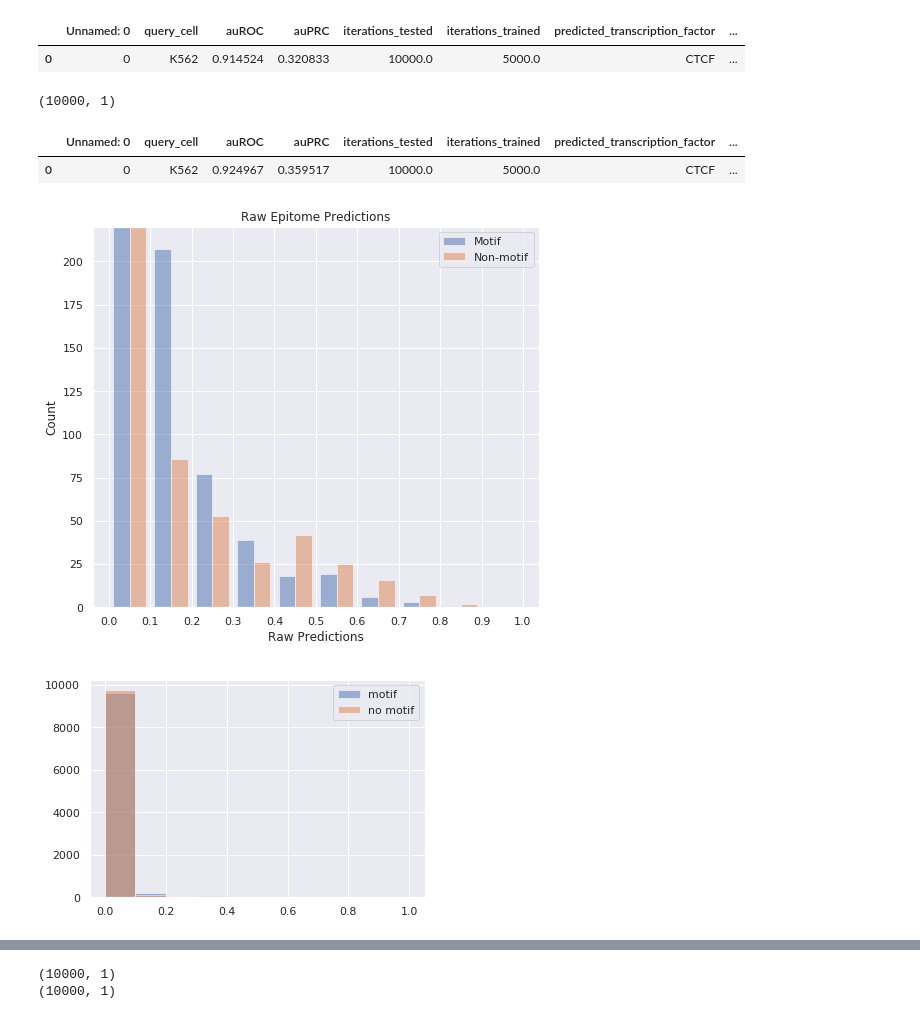
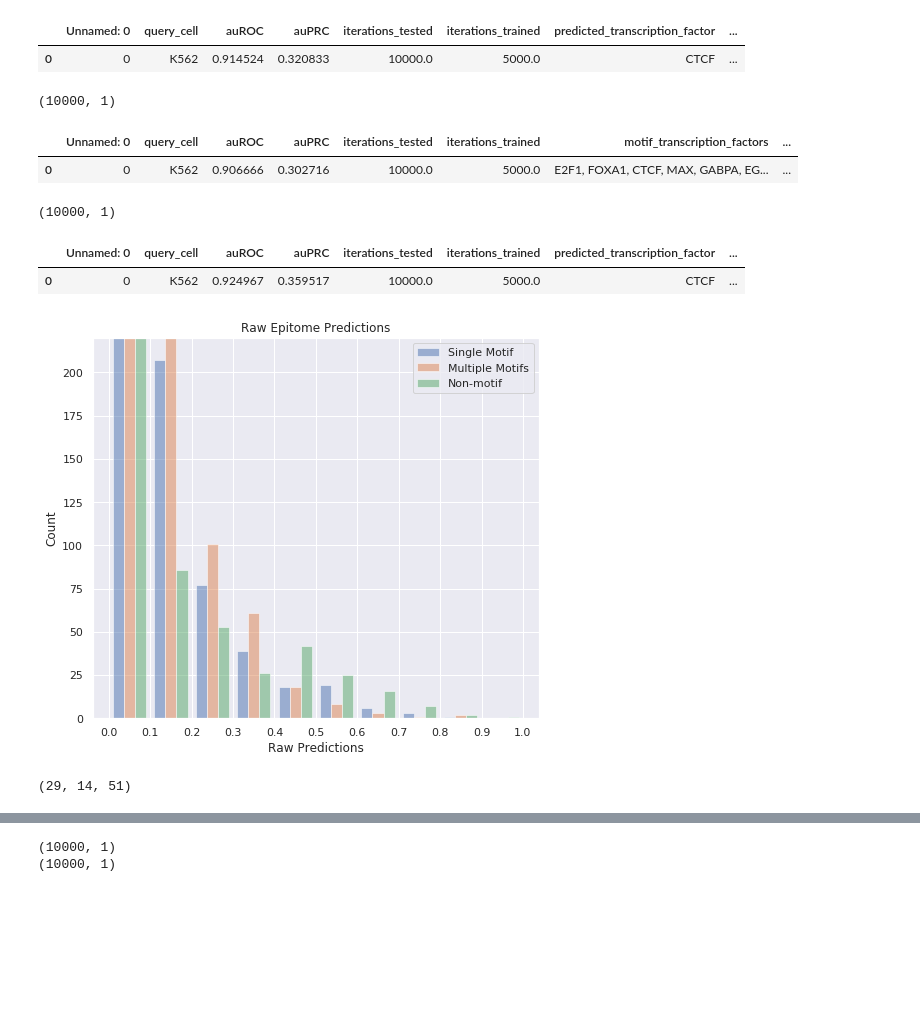
Before and after one commit to januusingh/epitome, a Jupyter notebook: Compare Epitome Models.ipynb, the cells around one changed output, grey strips where cells are left out. Cells and saved outputs as stored; diff of their text form; code cells hidden in the pictures; blank space fills up the shorter version.

Commit message:
multiple motifs

```diff
--- a/Compare Epitome Models.ipynb
+++ b/Compare Epitome Models.ipynb
@@ -36,6 +39,20 @@ motif_results
 (10000, 1)
 |  | Unnamed: 0 | query_cell | auROC | auPRC | iterations_tested | iterations_trained | predicted_transcription_factor | ... |
 | 0 | 0 | K562 | 0.914524 | 0.320833 | 10000.0 | 5000.0 | CTCF | ... |
+# %%
+TF = "CTCF"
+tf_results_path = os.path.join(results_dir, TF + "_results")
+mult_motif_results_path = os.path.join(tf_results_path, query_cell + "_" + TF + "_motif_anchor")
+
+mult_motif_preds = np.load(mult_motif_results_path + ".npz")['pred']
+print(mult_motif_preds.shape)
+
+mult_motif_results = pd.read_csv(mult_motif_results_path + ".csv", sep="\t")
+mult_motif_results
+# %% [output]
+(10000, 1)
+|  | Unnamed: 0 | query_cell | auROC | auPRC | iterations_tested | iterations_trained | motif_transcription_factors | ... |
+| 0 | 0 | K562 | 0.906666 | 0.302716 | 10000.0 | 5000.0 | E2F1, FOXA1, CTCF, MAX, GABPA, EG... | ... |
 # %%
 TF = "CTCF"
 tf_results_path = os.path.join(results_dir, TF + "_results")
@@ -51,10 +68,10 @@ non_motif_results
 |  | Unnamed: 0 | query_cell | auROC | auPRC | iterations_tested | iterations_trained | predicted_transcription_factor | ... |
 | 0 | 0 | K562 | 0.924967 | 0.359517 | 10000.0 | 5000.0 | CTCF | ... |
 # %%
-def generate_hist(motif_preds, non_motif_preds):
-    zipped_preds = np.concatenate((motif_preds, non_motif_preds), axis=1)
+def generate_hist(motif_preds, mult_motif_preds, non_motif_preds):
+    zipped_preds = np.concatenate((motif_preds, mult_motif_preds, non_motif_preds), axis=1)
     bins = np.linspace(0,1,11)
-    plt.hist(zipped_preds, bins, alpha=0.5, label=["Motif", "Non-motif"])
+    plt.hist(zipped_preds, bins, alpha=0.5, label=["Single Motif", "Multiple Motifs", "Non-motif"])
     plt.xticks(bins)
     plt.legend()
     plt.title("Raw Epitome Predictions")
@@ -64,21 +81,19 @@ def generate_hist(motif_preds, non_motif_preds):
     plt.show()
 
     motif_ones = motif_preds[motif_preds >= 0.5].shape[0]
+    mult_motif_ones = mult_motif_preds[mult_motif_preds >= 0.5].shape[0]
     non_motif_ones = non_motif_preds[non_motif_preds >= 0.5].shape[0]
 
-    return motif_ones, non_motif_ones
+    return motif_ones, mult_motif_ones, non_motif_ones
 # %%
 plt.figure(figsize=(8,7))
-motif_ones, non_motif_ones = generate_hist(motif_preds, non_motif_preds)
+single_motif_ones, mult_motif_ones, non_motif_ones = generate_hist(motif_preds,
+                                                                   mult_motif_preds,
+                                                                   non_motif_preds)
+single_motif_ones, mult_motif_ones, non_motif_ones
 # %% [output]
-[figure, old version]
+[figure, new version]
+(29, 14, 51)
-# %%
-bins = np.linspace(0,1,11)
-n1, bins1, patches1 = plt.hist(motif_preds, bins=bins, alpha=0.5, label="motif")
-n2, bins2, patches2 = plt.hist(non_motif_preds, bins=bins, alpha=0.5, label="no motif")
-plt.legend();
-# %% [output]
-[figure, removed]
 # %%
 def get_tf_preds(TF):
     tf_results_path = os.path.join(results_dir, TF + "_results")
```
Also changed, not shown: parts of 9 cells of this notebook, 3 other files.
